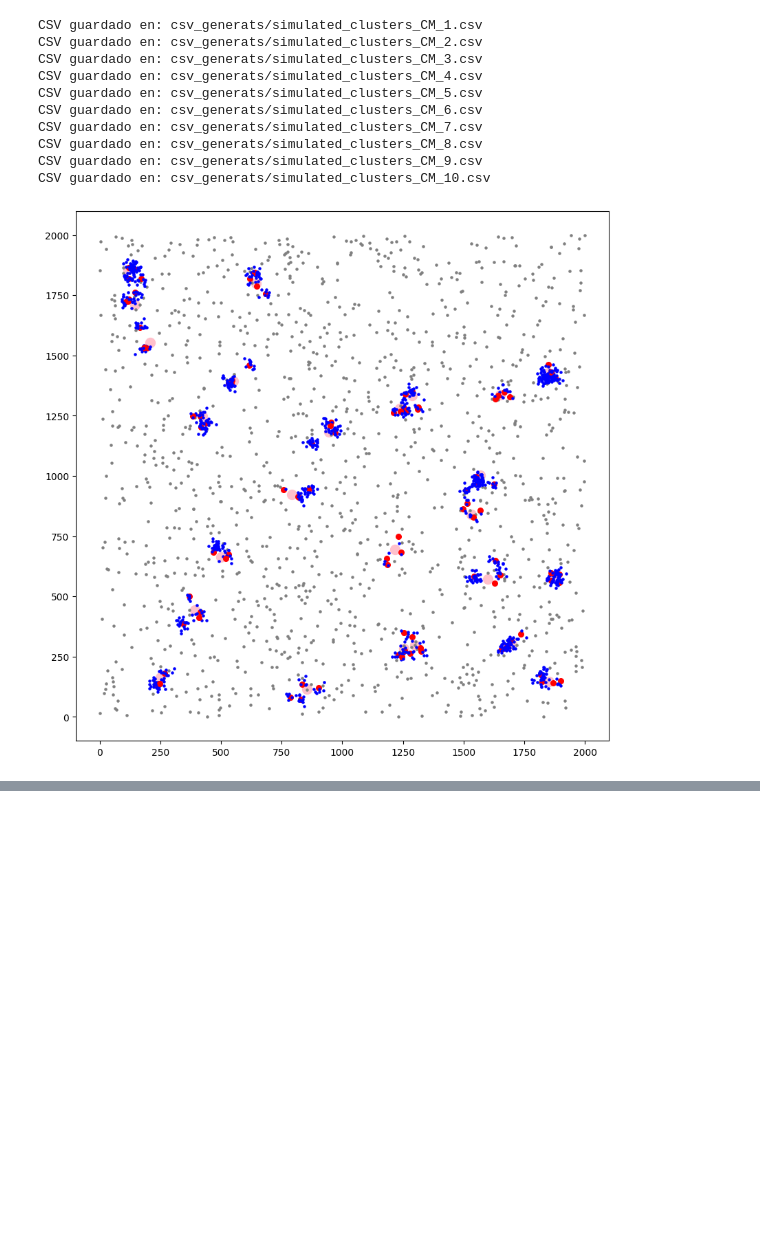
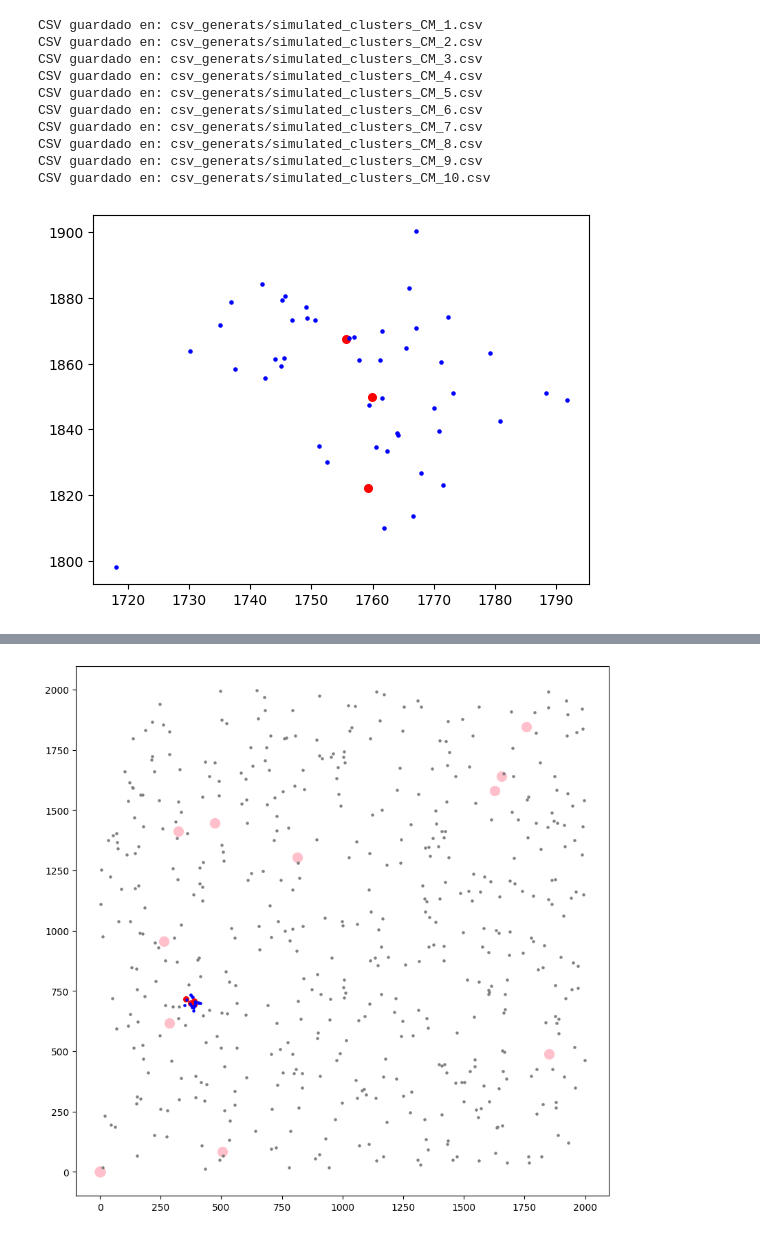
Before and after one commit to cmanzo/TFG, a Jupyter notebook: benchmark/sim_clust.ipynb, the cells around one changed output, grey strips where cells are left out. Drawn from its saved outputs; the diff is of its cells as text; code cells hidden in the pictures; blank space fills up the shorter version.

```diff
--- a/benchmark/sim_clust.ipynb
+++ b/benchmark/sim_clust.ipynb
@@ -3,6 +3,30 @@ import os
 import pandas as pd
 import numpy as np
 from matplotlib import pyplot as plt
+
+def generate_chain_cluster(start, n_proteins, link_min, link_max, overlap_min, max_tries=1000):
+    proteins = [np.array(start, dtype=float)]
+
+    for _ in range(1, n_proteins):
+        placed = False
+
+        for _ in range(max_tries):
+            angle = np.random.uniform(0, 2 * np.pi)
+            step = np.random.uniform(link_min, link_max)
+            candidate = proteins[-1] + step * np.array([np.cos(angle), np.sin(angle)])
+
+            if all(np.linalg.norm(candidate - p) >= overlap_min for p in proteins):
+                proteins.append(candidate)
+                placed = True
+                break
+
+        if not placed:
+            break
+
+    proteins = np.array(proteins)
+    center = np.mean(proteins, axis=0)   # centroid of all proteins
+
+    return proteins, center
 
 
 H = 2000
@@ -10,12 +34,17 @@ W = H
 lim = 100
 
 number_of_clusters = 25
-mean_number_of_proteins = 4
-stddev_number_of_proteins = 0
-stdev_cluster_radius = 30
+# mean_number_of_proteins = 4
+# stddev_number_of_proteins = 0
+min_number_of_proteins = 2
+max_number_of_proteins = 7
+# stdev_cluster_radius = 50
+link_min = 10      # minimum distance to previous protein
+link_max = 40      # maximum distance to previous protein
+overlap_min = link_min
 p_geo = 1/10 # 1 means that the mean number of localizations per protein is 1/p_geo
 stdev_loc_prec = 15
-noise_level = 1.0 * number_of_clusters * mean_number_of_proteins #* (1/p_geo) # noise level as a function of the number of clusters, proteins and localizations
+noise_level = 0.5 * number_of_clusters * mean_number_of_proteins * (1/p_geo) # noise level as a function of the number of clusters, proteins and localizations
 
 disp = True
 
@@ -23,7 +52,8 @@ output_folder = "csv_generats"
 os.makedirs(output_folder, exist_ok=True)
 
 for run in range(10):
-    cluster_coord = np.random.uniform(lim, H-lim, size=(number_of_clusters, 2))
+    seed_coord = np.random.uniform(lim, H-lim, size=(number_of_clusters, 2))
+    cluster_coord = np.zeros((number_of_clusters, 2))
     noise_coord = np.random.uniform(0, H, size=(int(noise_level), 2))
 
     index_protein = 0
@@ -31,22 +61,28 @@ for run in range(10):
 
     data= []
 
-
-    if disp:
-        fig = plt.figure(figsize=(10, 10))
-        plt.scatter(cluster_coord[:, 0], cluster_coord[:, 1], color='pink', s=100, label='Cluster Centers')
-        plt.scatter(noise_coord[:, 0], noise_coord[:, 1], color='gray', s=5, label='Noise')
-
-
     for i in range(number_of_clusters):
         index_cluster = index_cluster + 1
-        number_of_proteins=np.random.normal(mean_number_of_proteins, stddev_number_of_proteins)
-        number_of_proteins = number_of_proteins if number_of_proteins > 0 else 1
+        number_of_proteins = np.random.randint(min_number_of_proteins, max_number_of_proteins + 1)
+        # number_of_proteins=np.random.normal(mean_number_of_proteins, stddev_number_of_proteins)
+        # number_of_proteins = number_of_proteins if number_of_proteins > 0 else 1
 
-        for j in range(int(number_of_proteins)):
+        protein_coord, cc  = generate_chain_cluster(
+                                                seed_coord[i],
+                                                number_of_proteins,
+                                                link_min,
+                                                link_max,
+                                                overlap_min
+                                                )
+
+        if disp:
+            fig = plt.figure(figsize=(10, 10))
+
+        cluster_coord[i, :]= cc
+
+        for x,y in protein_coord:
+
             index_protein = index_protein + 1
-            x = cluster_coord[i, 0] + np.random.normal(0, stdev_cluster_radius)
-            y = cluster_coord[i, 1] + np.random.normal(0, stdev_cluster_radius)
 
             if disp:
                 plt.scatter(x, y, color='red', s=30)
@@ -56,31 +92,36 @@ for run in range(10):
                 x_loc = x + np.random.normal(0, stdev_loc_prec)
                 y_loc = y + np.random.normal(0, stdev_loc_prec)
 
                 data.append([x_loc, y_loc, index_cluster])
 
                 if disp:
                     plt.scatter(x_loc, y_loc, color='blue', s=5)
 
+        if disp:
+            plt.scatter(cluster_coord[:, 0], cluster_coord[:, 1], color='pink', s=100, label='Cluster Centers')
+            plt.scatter(noise_coord[:, 0], noise_coord[:, 1], color='gray', s=5, label='Noise')
+
+
     for i in range(len(noise_coord)):
         x_noise = noise_coord[i, 0]
         y_noise = noise_coord[i, 1]
         data.append([x_noise, y_noise, 0])
 
     df = pd.DataFrame(data, columns=["x", "y", "index"])
     filename = f"simulated_clusters_CM_{run+1}.csv"
     output_path = os.path.join(output_folder, filename)
     df.to_csv(output_path, index=False)
 
     print(f"CSV guardado en: {output_path}")
 # %% [output]
 CSV guardado en: csv_generats/simulated_clusters_CM_1.csv
 CSV guardado en: csv_generats/simulated_clusters_CM_2.csv
 CSV guardado en: csv_generats/simulated_clusters_CM_3.csv
 CSV guardado en: csv_generats/simulated_clusters_CM_4.csv
 CSV guardado en: csv_generats/simulated_clusters_CM_5.csv
 CSV guardado en: csv_generats/simulated_clusters_CM_6.csv
 CSV guardado en: csv_generats/simulated_clusters_CM_7.csv
 CSV guardado en: csv_generats/simulated_clusters_CM_8.csv
 CSV guardado en: csv_generats/simulated_clusters_CM_9.csv
 CSV guardado en: csv_generats/simulated_clusters_CM_10.csv
-[figure, old version]
+[figure, new version]
@@ -95,0 +137 @@ CSV guardado en: csv_generats/simulated_clusters_CM_10.csv
+[figure, added]
```
Also changed, not shown: parts of 1 cell of this notebook, 19 other files.
